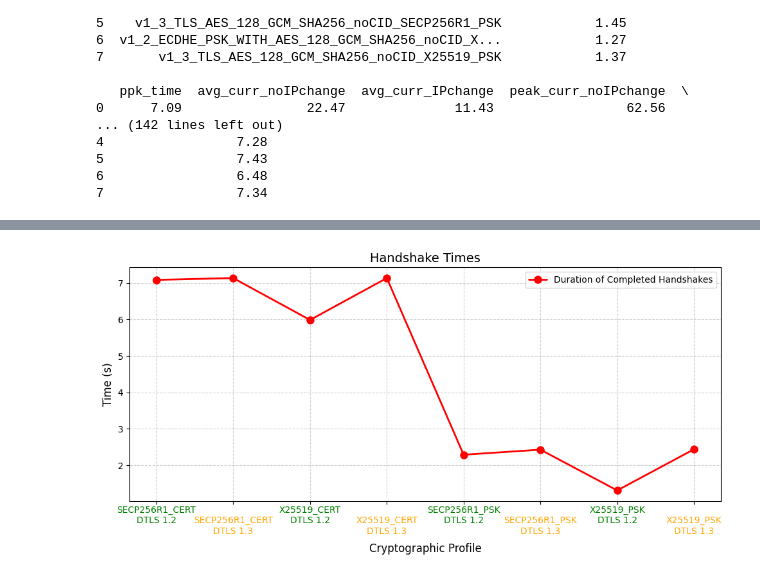
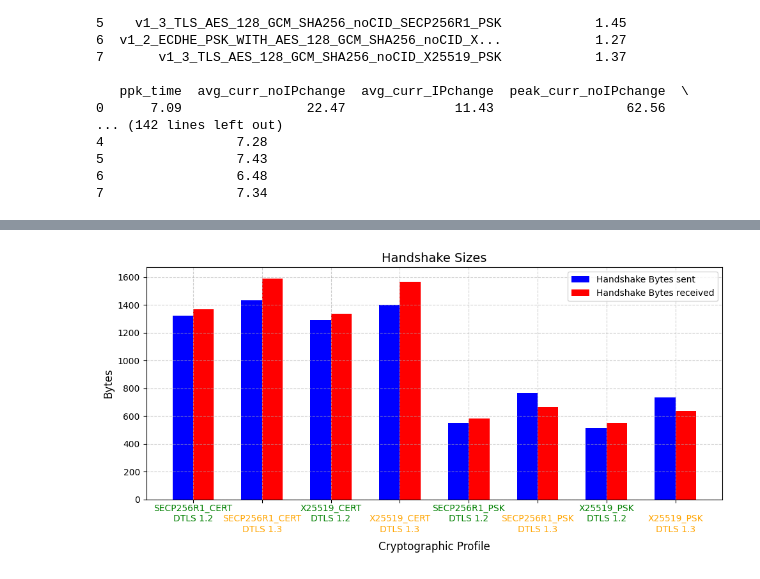
Before and after one commit to Johann-Zurner/DTLS_CoAP_Client, a Jupyter notebook: extra_thesis_material/python_plots.ipynb, the cells around one changed output, grey strips where cells are left out. Drawn from its saved outputs; the diff is of its cells as text; code cells hidden in the pictures.

Commit message:
bar plot and scatter plot instead of line plot

```diff
--- a/extra_thesis_material/python_plots.ipynb
+++ b/extra_thesis_material/python_plots.ipynb
@@ -8,7 +29,7 @@ import numpy as np
 # %%
 columns = ["Timestamp(ms)", "Current(uA)", "D0", "D1"] # Extract only those columns
 base_path = r"C:\Users\jzurn\Documents\Studium\HBRS\Bachelorarbeit\Messungen"
-filename = "v1_2_ECDHE_PSK_WITH_AES_128_GCM_SHA256_noCID_X25519_PSK"
+filename = "v1_3_TLS_AES_128_GCM_SHA256_noCID_SECP256R1_PSK"
 
 file_path = rf"{base_path}\ppk_csv\{filename}.csv"
 
@@ -876,48 +1372,56 @@ result_df.to_csv(final_values, index=False)
 # %%
 # Plot without index numbers, with adjusted x-labels and "Cipher Suite" positioned below
 fig, ax = plt.subplots(figsize=(10, 5))
+
 short_labels = [
     f"{label}\nDTLS 1.2\n" if i % 2 == 0 else f"\n{label}\nDTLS 1.3\n"
     for i, label in enumerate(result_df["ciphersuite"])
 ]
 label_colors = ["green" if i % 2 == 0 else "orange" for i in range(len(short_labels))]
 
 x_labels = range(len(short_labels))  # Numeric x-axis for alignment
+x_labels = np.arange(len(short_labels))
+bar_width = 0.3
+# Plot the data
 
-# Plot the data
-plt.plot(
-    x_labels,
-    result_df["ppk_time"],
+
+bar1 = ax.bar(
+    x_labels - bar_width / 2,
+    result_df["handshake_size_sent"],
+    width=bar_width,
+    color="blue",
+    label="Handshake Bytes sent",
+)
+
+bar1 = ax.bar(
+    x_labels + bar_width / 2,
+    result_df["handshake_size_received"],
+    width=bar_width,
     color="red",
-    marker="o",
-    markersize=8,
-    label="Duration of Completed Handshakes",
-    linewidth=2,  # Increase line width for better effect
-    solid_capstyle="round"  # Round line ends
+    label="Handshake Bytes received",
 )
 
 # Set x-ticks and individually color the x-labels without showing numeric indices
 ax.set_xticks(x_labels)
 ax.set_xticklabels([])  # Remove numeric indices
 
 # Manually add the custom-colored labels closer to the graph
 for tick, label, color in zip(ax.get_xticks(), short_labels, label_colors):
     ax.text(
         tick, -0.02, label, fontsize=10, color=color, ha='center', va='top',
         transform=ax.get_xaxis_transform()
     )
 
-
 # Adjust x-axis label placement
 ax.set_xlabel("Cryptographic Profile", fontsize=12, labelpad=40)  # Adjust spacing with `labelpad`
-ax.set_ylabel("Time (s)", fontsize=12)
-ax.set_title("Handshake Times", fontsize=14)
+ax.set_ylabel("Bytes", fontsize=12)
+ax.set_title("Handshake Sizes", fontsize=14)
 ax.legend()
 ax.grid(True, linestyle='--', alpha=0.6)
 
 plt.tight_layout()
-plot_file = rf"{base_path}\handshake_times.png"
+plot_file = rf"{base_path}\handshake_sizes.png"
 plt.savefig(plot_file)
 plt.show()
 # %% [output]
-[figure, old version]
+[figure, new version]
```
Also changed, not shown: parts of 24 cells of this notebook.
